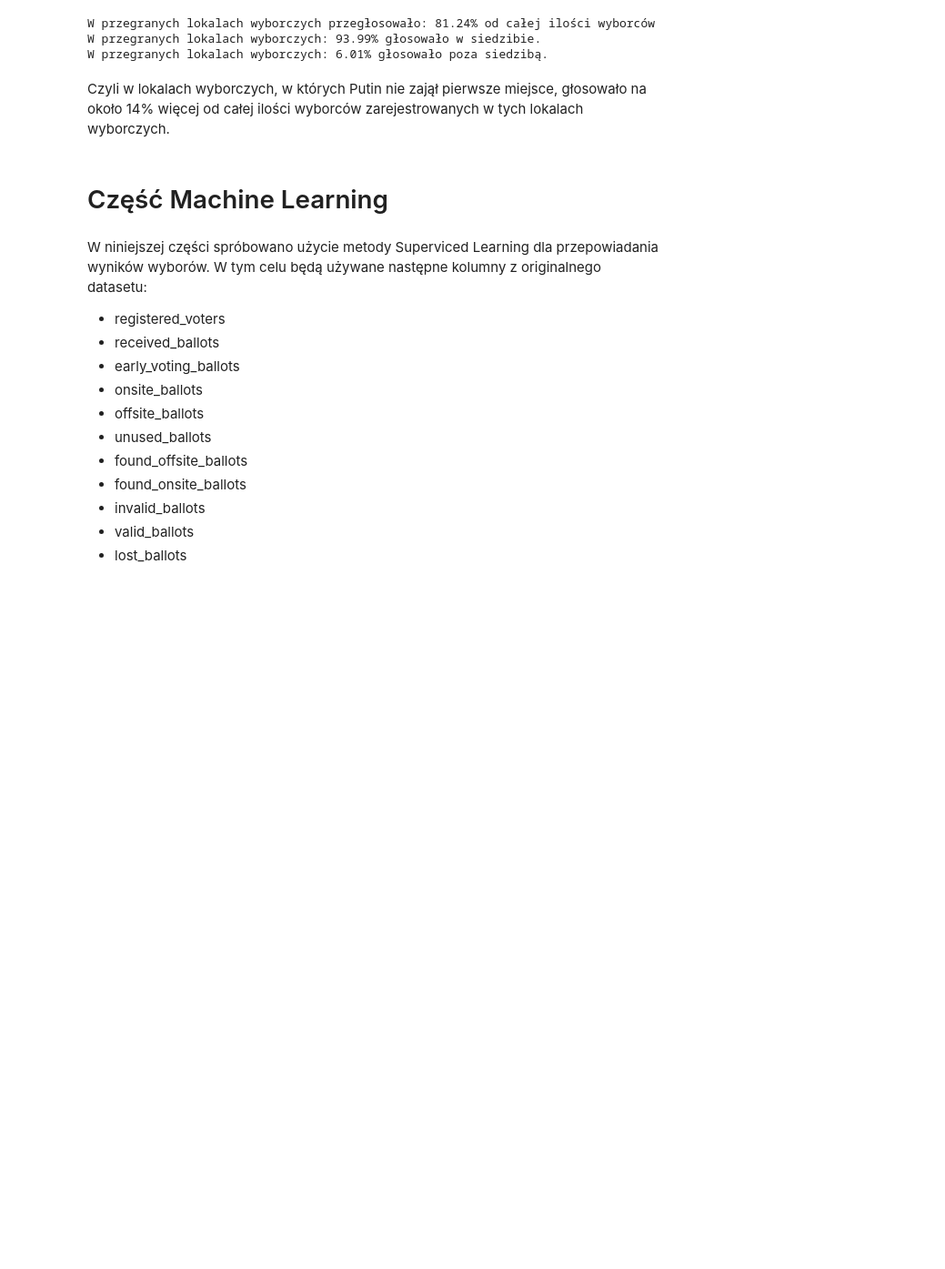
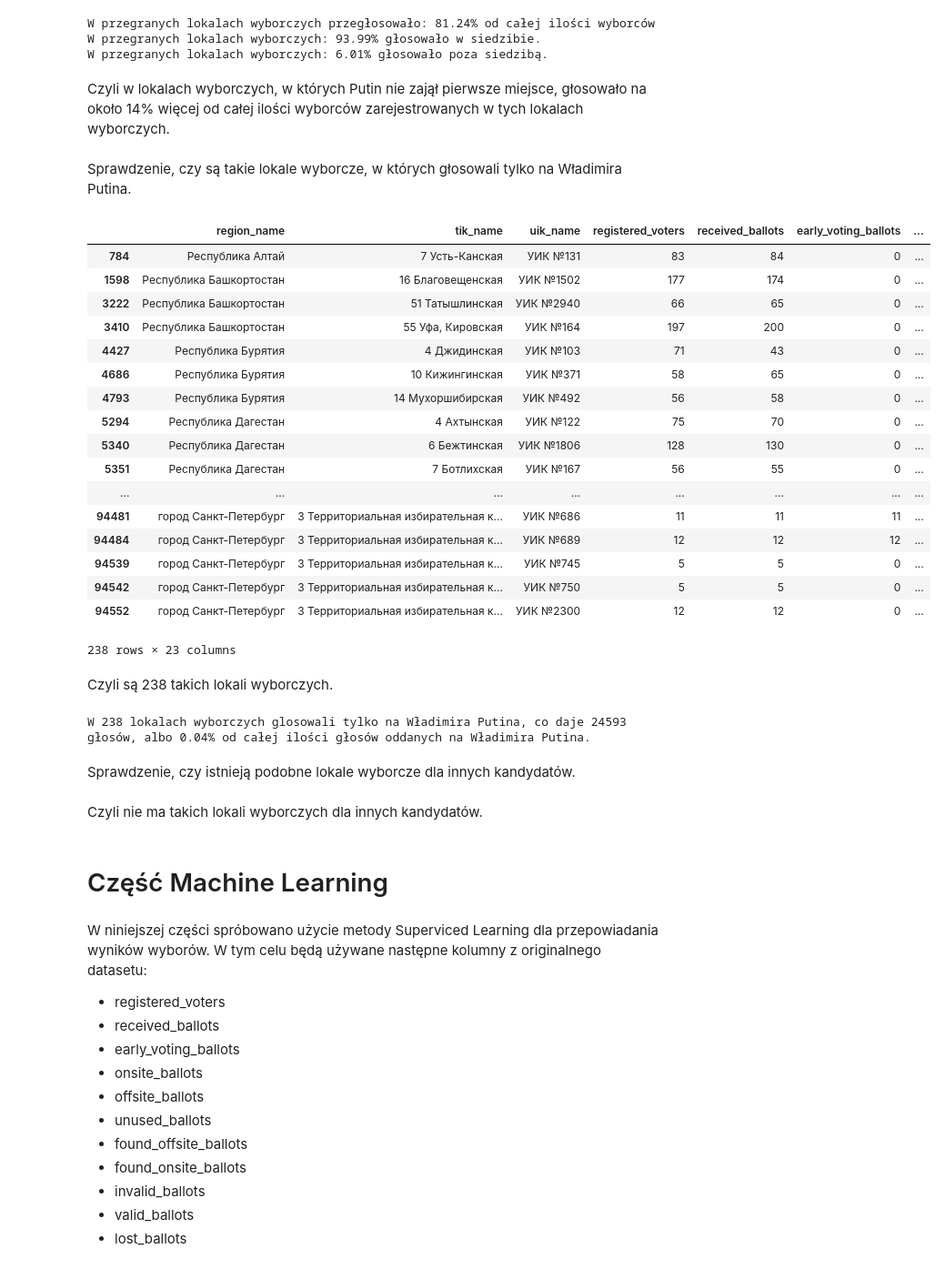
Before and after one commit to vadzhuravlev/ONS, a Jupyter notebook: Project.ipynb, the cells around one changed output. Shown at 91% size. Saved outputs shown, nothing was run; the diff lists cells and outputs as text; code cells hidden in the pictures; blank space fills up the shorter version.

```diff
--- a/Project.ipynb
+++ b/Project.ipynb
@@ -314,3 +339,35 @@ W przegranych lokalach wyborczych: 93.99% głosowało w siedzibie.
 W przegranych lokalach wyborczych: 6.01% głosowało poza siedzibą.
 # %% [markdown]
 Czyli w lokalach wyborczych, w których Putin nie zajął pierwsze miejsce, głosowało na około 14% więcej od całej ilości wyborców zarejestrowanych w tych lokalach wyborczych.
+# %% [markdown]
+Sprawdzenie, czy są takie lokale wyborcze, w których głosowali tylko na Władimira Putina.
+# %%
+data_win[data_win['putin'] == data_win['valid_ballots']]
+# %% [output]
+|  | region_name | tik_name | uik_name | registered_voters | received_ballots | early_voting_ballots | ... |
+| 784 | Республика Алтай | 7 Усть-Канская | УИК №131 | 83 | 84 | 0 | ... |
+| 1598 | Республика Башкортостан | 16 Благовещенская | УИК №1502 | 177 | 174 | 0 | ... |
+| 3222 | Республика Башкортостан | 51 Татышлинская | УИК №2940 | 66 | 65 | 0 | ... |
+| 3410 | Республика Башкортостан | 55 Уфа, Кировская | УИК №164 | 197 | 200 | 0 | ... |
+| 4427 | Республика Бурятия | 4 Джидинская | УИК №103 | 71 | 43 | 0 | ... |
+| 4686 | Республика Бурятия | 10 Кижингинская | УИК №371 | 58 | 65 | 0 | ... |
+| 4793 | Республика Бурятия | 14 Мухоршибирская | УИК №492 | 56 | 58 | 0 | ... |
+| 5294 | Республика Дагестан | 4 Ахтынская | УИК №122 | 75 | 70 | 0 | ... |
+| 5340 | Республика Дагестан | 6 Бежтинская | УИК №1806 | 128 | 130 | 0 | ... |
+| 5351 | Республика Дагестан | 7 Ботлихская | УИК №167 | 56 | 55 | 0 | ... |
+| ... | ... | ... | ... | ... | ... | ... | ... |
+| 94481 | город Санкт-Петербург | 3 Территориальная избирательная к... | УИК №686 | 11 | 11 | 11 | ... |
+| 94484 | город Санкт-Петербург | 3 Территориальная избирательная к... | УИК №689 | 12 | 12 | 12 | ... |
+| 94539 | город Санкт-Петербург | 3 Территориальная избирательная к... | УИК №745 | 5 | 5 | 0 | ... |
+| 94542 | город Санкт-Петербург | 3 Территориальная избирательная к... | УИК №750 | 5 | 5 | 0 | ... |
+| 94552 | город Санкт-Петербург | 3 Территориальная избирательная к... | УИК №2300 | 12 | 12 | 0 | ... |
+238 rows × 23 columns
+# %% [markdown]
+Czyli są 238 takich lokali wyborczych.
+# %%
+votes_only_for_putin = data_win[data_win['putin'] == data_win['valid_ballots']]['putin'].sum()
+print("W 238 lokalach wyborczych glosowali tylko na Władimira Putina, co daje {} głosów, albo {r:.2f}% od całej ilości głosów oddanych na Władimira Putina.".format(votes_only_for_putin, r =100*votes_only_for_putin/results_votes.loc[3]['number_of_votes']))
+# %% [output]
+W 238 lokalach wyborczych glosowali tylko na Władimira Putina, co daje 24593 głosów, albo 0.04% od całej ilości głosów oddanych na Władimira Putina.
+# %% [markdown]
+Sprawdzenie, czy istnieją podobne lokale wyborcze dla innych kandydatów.
@@ -317,3 +378,5 @@ Czyli w lokalach wyborczych, w których Putin nie zajął pierwsze miejsce, gło
+# %% [markdown]
+Czyli nie ma takich lokali wyborczych dla innych kandydatów.
 # %% [markdown]
 # Część Machine Learning
 # %% [markdown]
```
Also changed, not shown: parts of 39 cells of this notebook.
